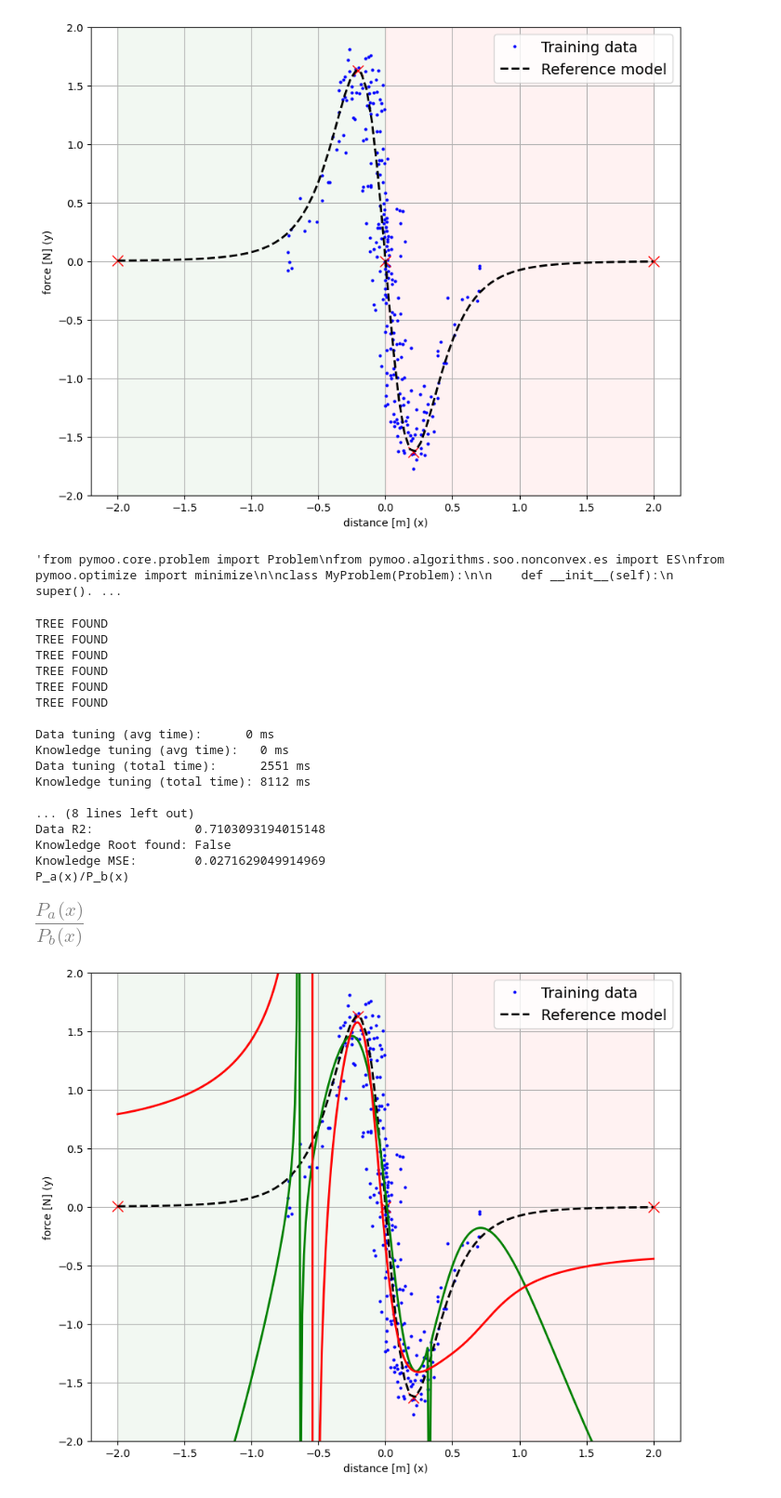
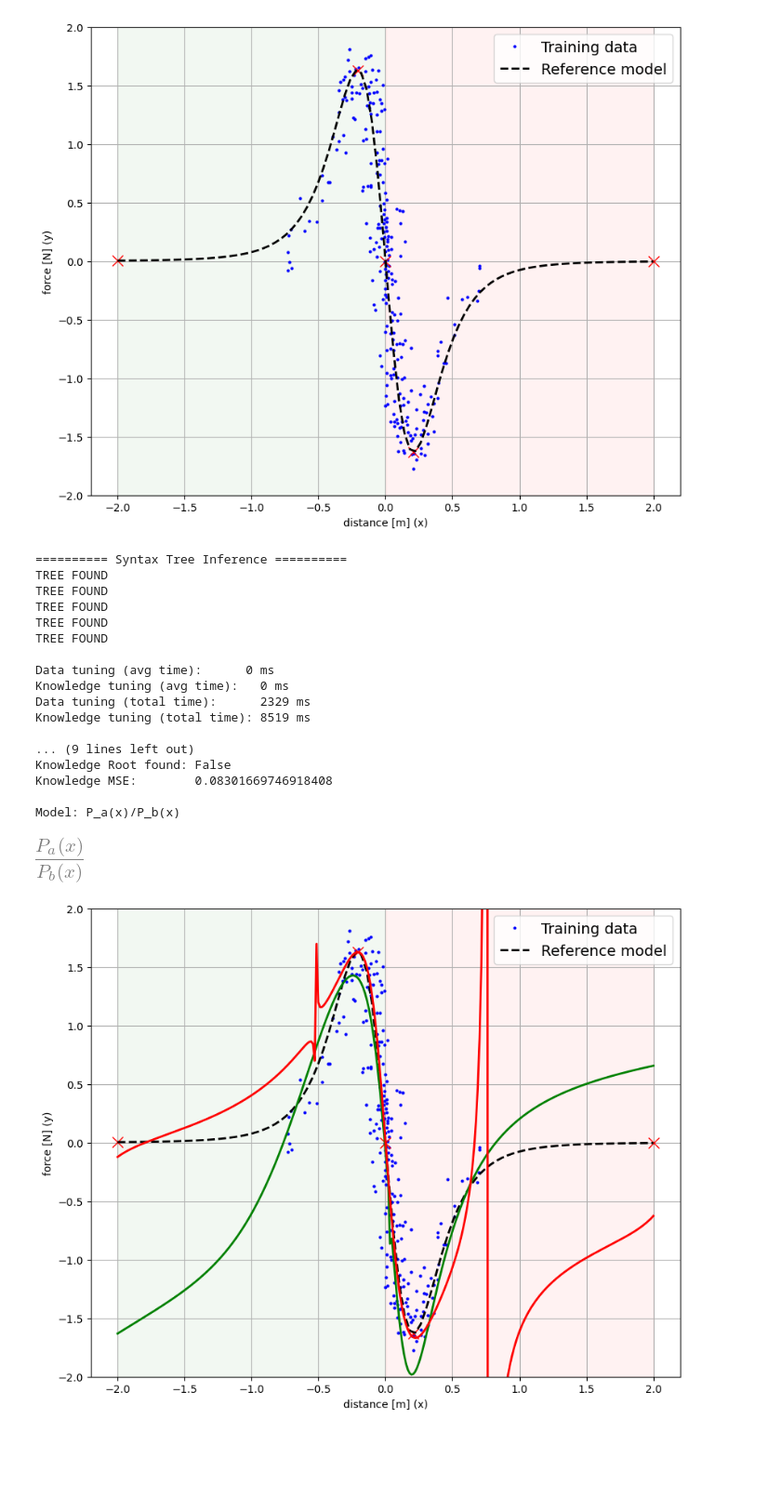
Before and after one commit to AgostinoRizzo/genpro, a Jupyter notebook: tree-search.ipynb, the cells around one changed output. Shown at 93% size. Saved outputs shown, nothing was run; the diff lists cells and outputs as text; code cells hidden in the pictures; blank space fills up the shorter version.

Commit message:
Refactor code in tree-search notebook.

```diff
--- a/tree-search.ipynb
+++ b/tree-search.ipynb
@@ -20,62 +17,13 @@ S.plot()
-# %%
-"""from pymoo.core.problem import Problem
-from pymoo.algorithms.soo.nonconvex.es import ES
-from pymoo.optimize import minimize
-
-class MyProblem(Problem):
-
-    def __init__(self):
-        super().__init__(n_var=len(S.data), n_obj=1, xl=S.yl, xu=S.yu)
-
-    def _evaluate(self, x, out, *args, **kwargs):
-        evals = []
-        for sol in x:
-            slopes = []
-            n = len(sol)
-            for i in range(1, n):
-                beta_i   = math.log(S.data[i].y, sol[i])
-                beta_i_1 = math.log(S.data[i - 1].y, sol[i - 1])
-                slopes.append( (beta_i - beta_i_1) / (1) )
-                slopes.append( (sol[i] - sol[i-1]) / (1) )
-            evals.append(np.std(slopes))
-
-        out["F"] = np.row_stack(evals)
-
-algorithm = ES(n_offsprings=200, pop_size=50)
-
-res = minimize(MyProblem(),
-               algorithm,
-               ("n_gen", 5000),
-               seed=1,
-               verbose=False)
-
-print("Best solution found: \nX = %s\nF = %s" % (res.X, res.F))"""
-# %% [output]
-'from pymoo.core.problem import Problem\nfrom pymoo.algorithms.soo.nonconvex.es import ES\nfrom pymoo.optimize import minimize\n\nclass MyProblem(Problem):\n\n    def __init__(self):\n        super(). ...
 # %%
-#alphas, betas, _, _ = tree_search.infer_operator(S, opt='pow')
-#print(alphas)
-#print(betas)
-
-"""import sympy
-x = sympy.Symbol("x")
-res = sympy.nsolve((x ** 2) + 1, x, 23, verify=False)
-print(res)"""
-
-"""alphas, betas = tree_search.infer_operator_slq_optimz(S, opt='sum')
-print("___SOLUTION___")
-print(alphas)
-print(betas)"""
-
 stree, data_tuning_report, knowledge_tuning_report = tree_search.infer_syntaxtree(S, max_degree=6, max_degree_inner=1, max_depth=3, trials=150, kn_pressure=0.8)
 print(f"\nData Root found:    {data_tuning_report['root_found']}")
 print(f"Data MSE:             {data_tuning_report['mse']}")
 print(f"Data R2:              {1 - (data_tuning_report['sse'] / S.data_sst)}")
 print(f"Knowledge Root found: {knowledge_tuning_report['root_found']}")
 print(f"Knowledge MSE:        {knowledge_tuning_report['mse']}")
-if stree is not None: print(stree.tostring())
+if stree is not None: print(f"\nModel: " + stree.tostring())
 # %% [output]
-TREE FOUND
+========== Syntax Tree Inference ==========
 TREE FOUND
 TREE FOUND
 TREE FOUND
@@ -84,34 +32,27 @@ TREE FOUND
 
 Data tuning (avg time):      0 ms
 Knowledge tuning (avg time):   0 ms
-Data tuning (total time):      2551 ms
-Knowledge tuning (total time): 8112 ms
+Data tuning (total time):      2329 ms
+Knowledge tuning (total time): 8519 ms
 
-... (8 lines left out)
-Data R2:              0.7103093194015148
+... (9 lines left out)
 Knowledge Root found: False
-Knowledge MSE:        0.0271629049914969
-P_a(x)/P_b(x)
+Knowledge MSE:        0.08301669746918408
+
+Model: P_a(x)/P_b(x)
 # %%
 sympy.parse_expr(stree.tostring(), evaluate=False)
 # %% [output]
 [figure]
 # %%
 S.plot()
-n = len(S.data)
 
 x = np.linspace(S.xl, S.xu, 300)
 
 stree.set_coeffs(data_tuning_report['sol'].tolist())
 plt.plot(x, stree.evaluate(x), linestyle='solid', linewidth=2, color='green', label='Data model');
 
 stree.set_coeffs(knowledge_tuning_report['sol'].tolist())
 plt.plot(x, stree.evaluate(x), linestyle='solid', linewidth=2, color='red',   label='Knowledge model');
-
-#plt.ylim(( min(min(alphas), min(betas)), max(max(alphas), max(betas)) ))
-
-#for dp in inter_points:
-#    plt.plot(dp.x, dp.y, 'o', markersize=8, label='inter_point')
-#    print(f"{dp.x}, {dp.y}")
 # %% [output]
-[figure, old version]
+[figure, new version]
```
Also changed, not shown: parts of 4 cells of this notebook, 1 other file.
